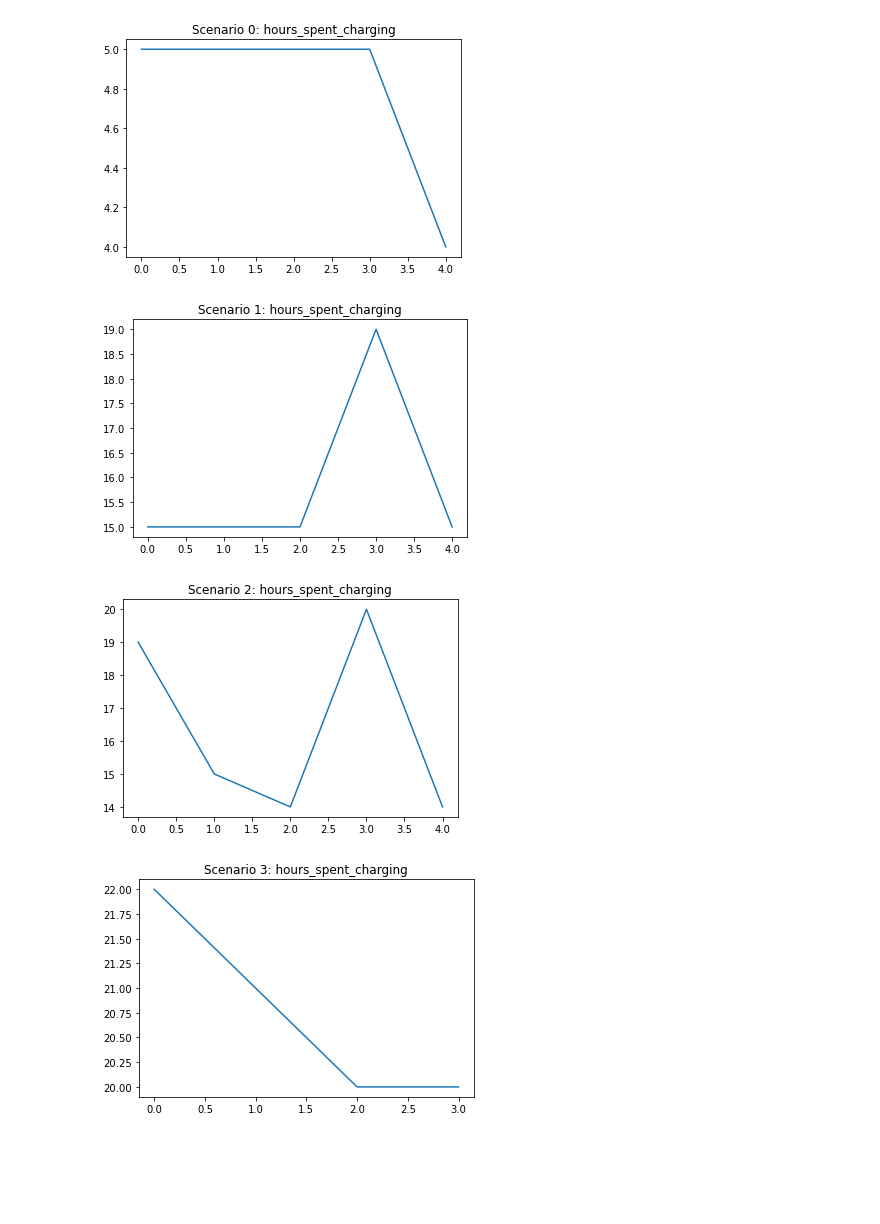
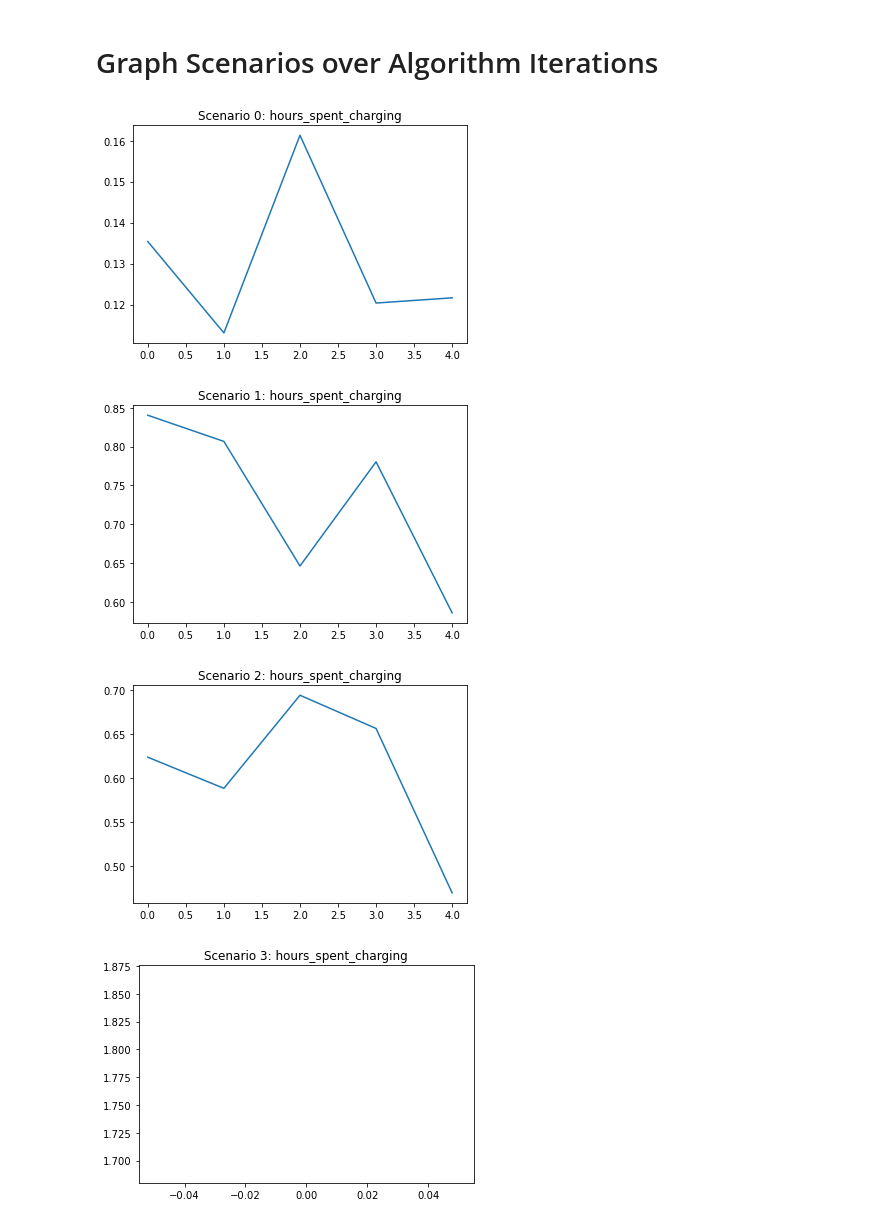
Before and after one commit to alandler/i5_freight_simulation, a Jupyter notebook: Results.ipynb, the cells around one changed output. Drawn from its saved outputs; the diff is of its cells as text; code cells hidden in the pictures; blank space fills up the shorter version.

```diff
--- a/Results.ipynb
+++ b/Results.ipynb
@@ -29,4 +8,0 @@ Successfully installed Send2Trash-1.8.0 nest-asyncio-1.5.5 notebook-6.4.11
-# %%
-import pickle5 as pickle
-with open("scenario0_wcctci_05_01_2022_12_37_32.pkl", "rb") as fh:
-    res = pickle.load(fh)
@@ -35,10 +11,12 @@ AttributeError: Can't get attribute '_unpickle_block' on <module 'pandas._libs.i
 # %%
-pkls = os.listdir("trials/anna_reverse_scenarios/")
+file_path = "trials/MOST_RECENT_natalie_updated/"
+pkls = os.listdir(file_path)
 num_scenarios = 5
 per_scenario = {str(n):[] for n in range(num_scenarios)}
 for scenario in range(num_scenarios):
     for pkl in pkls:
-        if "scenario_"+str(scenario) in pkl:
+        end_index = pkl.find('_algorithm_')
+        if "scenario_"+str(scenario) in pkl or pkl[end_index-1:end_index]==str(scenario):
             per_scenario[str(scenario)].append(pkl)
 
 per_scenario = {key:sorted(per_scenario[key]) for key in per_scenario}
@@ -64,4 +41,0 @@ per_scenario
-# %%
-with open("trials/anna_reverse_scenarios/anna_reverse_scenario_0_algorithm_4_04_24_2022_23_53_50.pkl", 'rb') as inp:
-    res = pickle.load(inp)
-res.metrics
@@ -86,23 +42,24 @@ res.metrics
+# %% [markdown]
+# Graph Scenarios over Algorithm Iterations
 # %%
-file_path = "trials/anna_reverse_scenarios/"
 def graph_scenario(n, metric = "station_utilization_disp_of_avg", measurement=None):
     indices = {"min": 0, "med": 1, "max": 2, "mean": 3, "std":4}
     data = []
     for pkl in per_scenario[str(n)]:
         with open(file_path + pkl, 'rb') as inp:
             res = pickle.load(inp)
             if measurement != None:
                 data.append(res.metrics[metric][indices[measurement]])
             else:
                 data.append(res.metrics[metric])
     plt.plot(data)
     plt.title("Scenario " + str(n) + ": " + metric)
     plt.show()
 
 for scenario in range(num_scenarios):
-    graph_scenario(scenario, metric = "hours_spent_charging", measurement = "max")
+    graph_scenario(scenario, metric = "hours_spent_charging", measurement = "mean")
 # %% [output]
-[figure, old version]
+[figure, new version]
-[figure, old version]
+[figure, new version]
-[figure, old version]
+[figure, new version]
-[figure, old version]
+[figure, new version]
```
Also changed, not shown: parts of 22 cells of this notebook, 43 other files.
